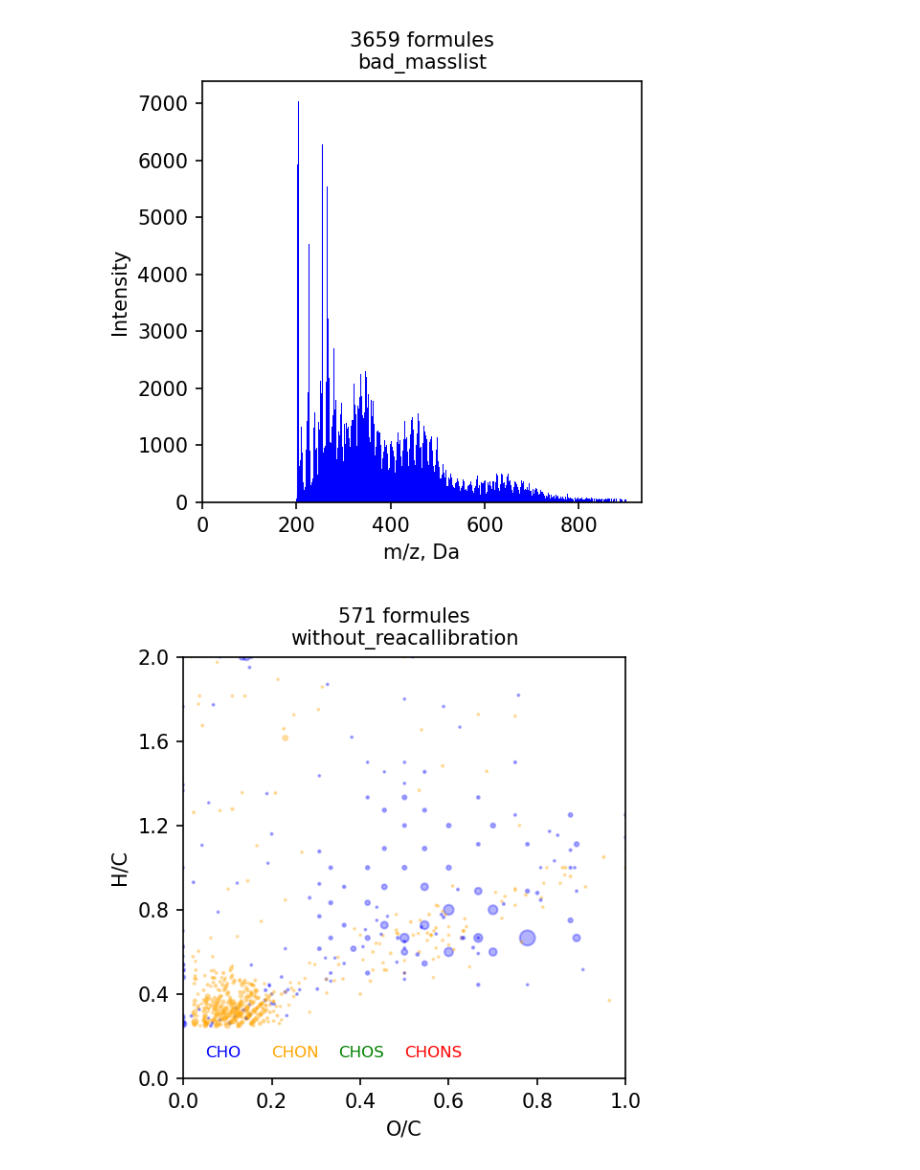
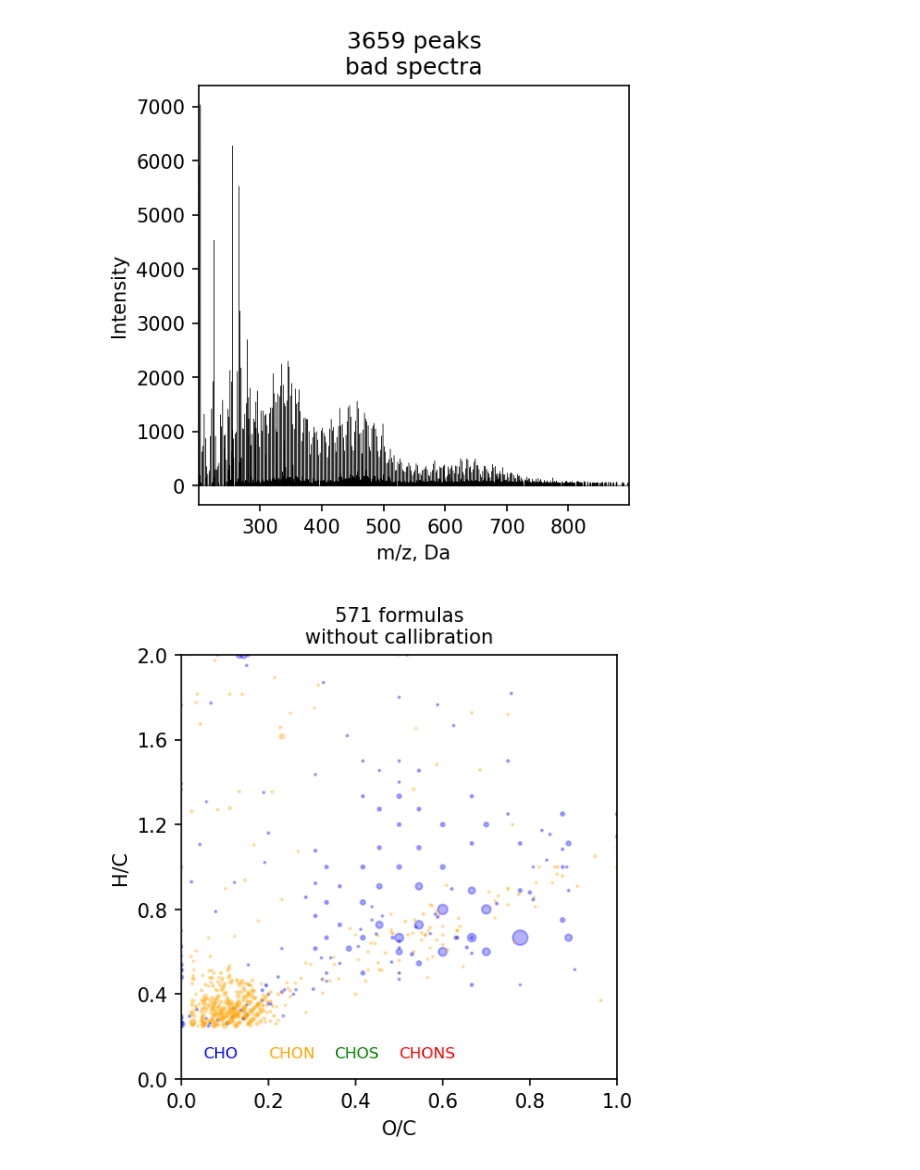
Before and after one commit to NOMspectra/NOMspectra, a Jupyter notebook: recallibration_example.ipynb, the cells around one changed output. Cells and saved outputs as stored; diff of their text form; code cells hidden in the pictures.

Commit message:
some improvments in pkot spectra, van-krevelin and loading

```diff
--- a/recallibration_example.ipynb
+++ b/recallibration_example.ipynb
@@ -73,13 +10,19 @@ def load(file, #filename
-# %%
-bad_spec = load(file="data/bad_masslist.txt",
-                    mass='m/z',
-                    intens='Intensity',
-                    separ='\t',
-                    tol=50)
-
-spec = bad_spec.assign_dummy(elems='CHON', rel_error=0.5)
-vank(spec, 'without_reacallibration')
-# %% [output]
-[figure, removed]
-[figure, removed]
+# %%
+spec = MassSpectrum().load(filename="data/bad_masslist.txt",
+                            mapper={'m/z':'mass', 'Intensity':'I'},
+                            take_columns=['mass','I'],
+                            sep='\t',
+                            treshold=50
+                            )
+fig, ax = plt.subplots(figsize=(4, 4), dpi=150)
+spec.draw(ax=ax, name='bad spectra')
+# %% [output]
+[figure, added]
+# %%
+spec = spec.assign_dummy(elems='CHON', rel_error=0.5)
+fig, ax = plt.subplots(figsize=(4, 4), dpi=150)
+vk = VanKrevelen(spec.table, name='without callibration')
+vk.draw_scatter(ax=ax)
+# %% [output]
+[figure, added]
 # %%
```
Also changed, not shown: parts of 8 cells of this notebook, 1 other file.
